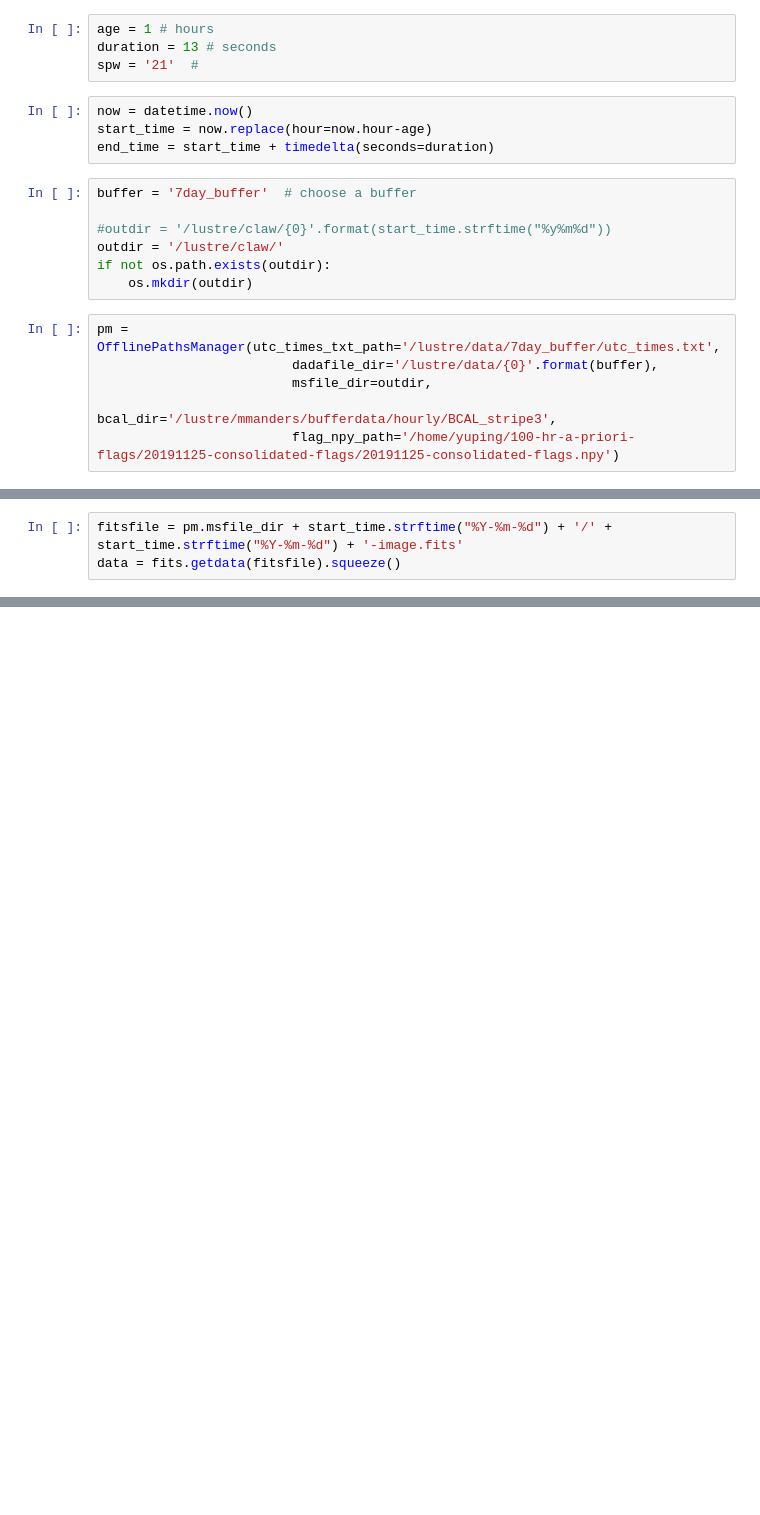
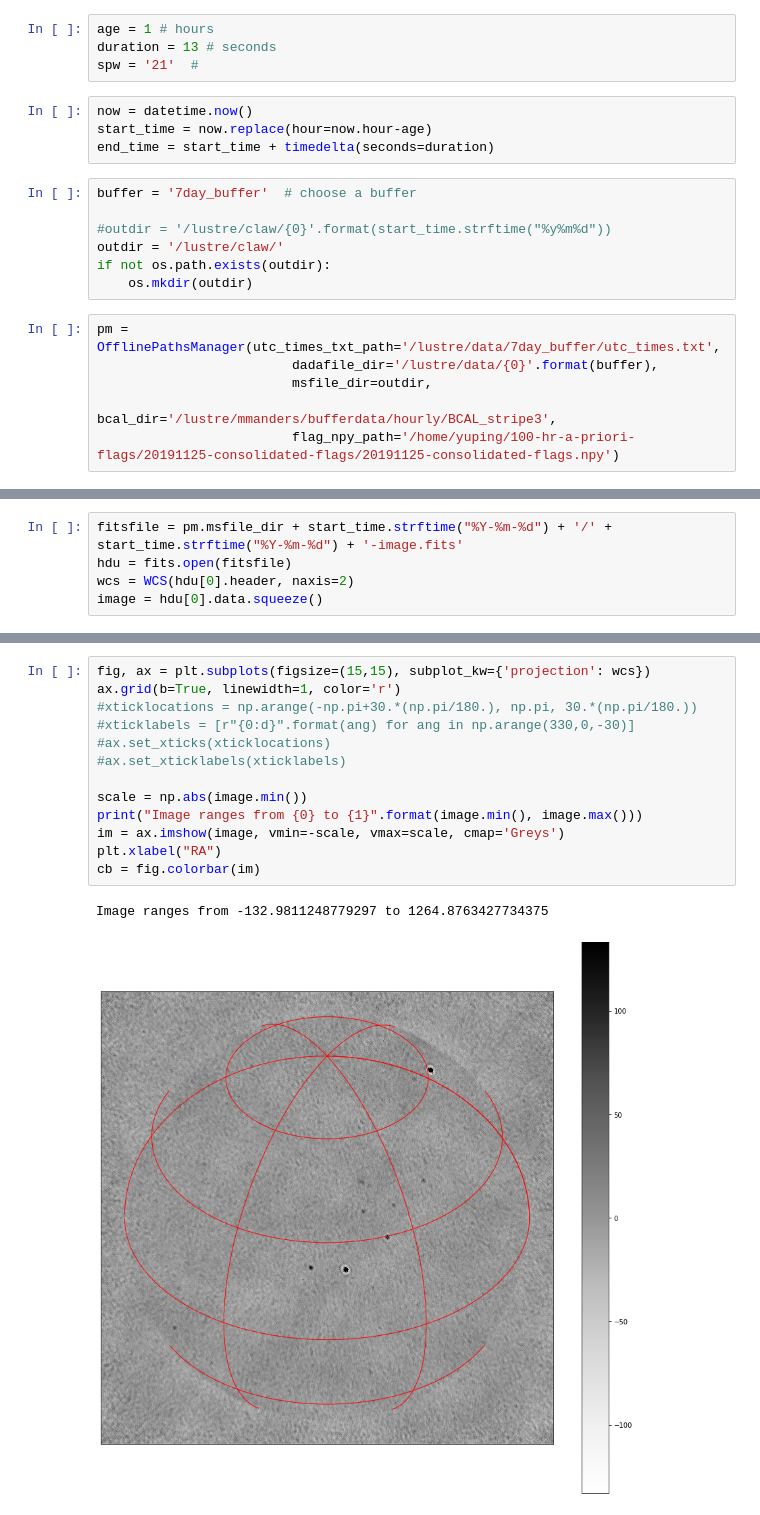
Before and after one commit to ovro-lwa/calim-pipeline-phase2, a Jupyter notebook: lwa_pipeline.ipynb, the cells around one changed output, grey strips where cells are left out. Cells and saved outputs as stored; diff of their text form; blank space fills up the shorter version.

Commit message:
notebook with imaging and simple plotting working.

```diff
--- a/lwa_pipeline.ipynb
+++ b/lwa_pipeline.ipynb
@@ -47,3 +51,5 @@ msfile:  /lustre/claw/2019-12-09/hh=15/2019-12-09T15:27:27/21_2019-12-09T15:27:2
 # %%
 fitsfile = pm.msfile_dir + start_time.strftime("%Y-%m-%d") + '/' + start_time.strftime("%Y-%m-%d") + '-image.fits'
-data = fits.getdata(fitsfile).squeeze()
+hdu = fits.open(fitsfile)
+wcs = WCS(hdu[0].header, naxis=2)
+image = hdu[0].data.squeeze()
@@ -55,0 +71,16 @@ plt.imshow(data)
+# %%
+fig, ax = plt.subplots(figsize=(15,15), subplot_kw={'projection': wcs})
+ax.grid(b=True, linewidth=1, color='r')
+#xticklocations = np.arange(-np.pi+30.*(np.pi/180.), np.pi, 30.*(np.pi/180.))
+#xticklabels = [r"{0:d}".format(ang) for ang in np.arange(330,0,-30)]
+#ax.set_xticks(xticklocations)
+#ax.set_xticklabels(xticklabels)
+
+scale = np.abs(image.min())
+print("Image ranges from {0} to {1}".format(image.min(), image.max()))
+im = ax.imshow(image, vmin=-scale, vmax=scale, cmap='Greys')
+plt.xlabel("RA")
+cb = fig.colorbar(im)
+# %% [output]
+Image ranges from -132.9811248779297 to 1264.8763427734375
+[figure, added]
```
Also changed, not shown: parts of 13 cells of this notebook.
